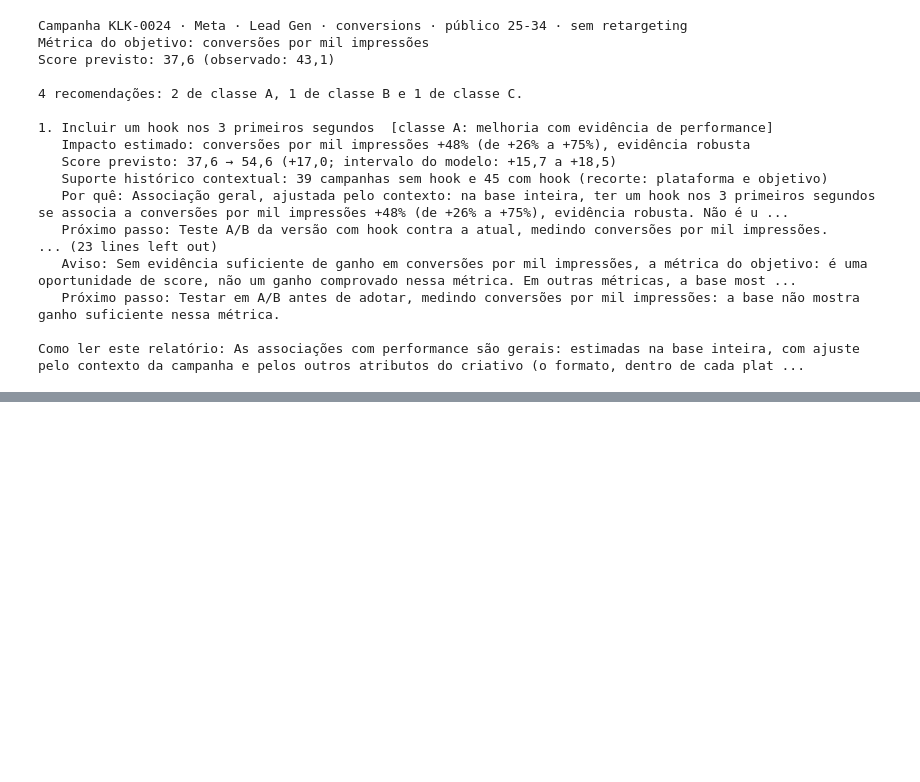
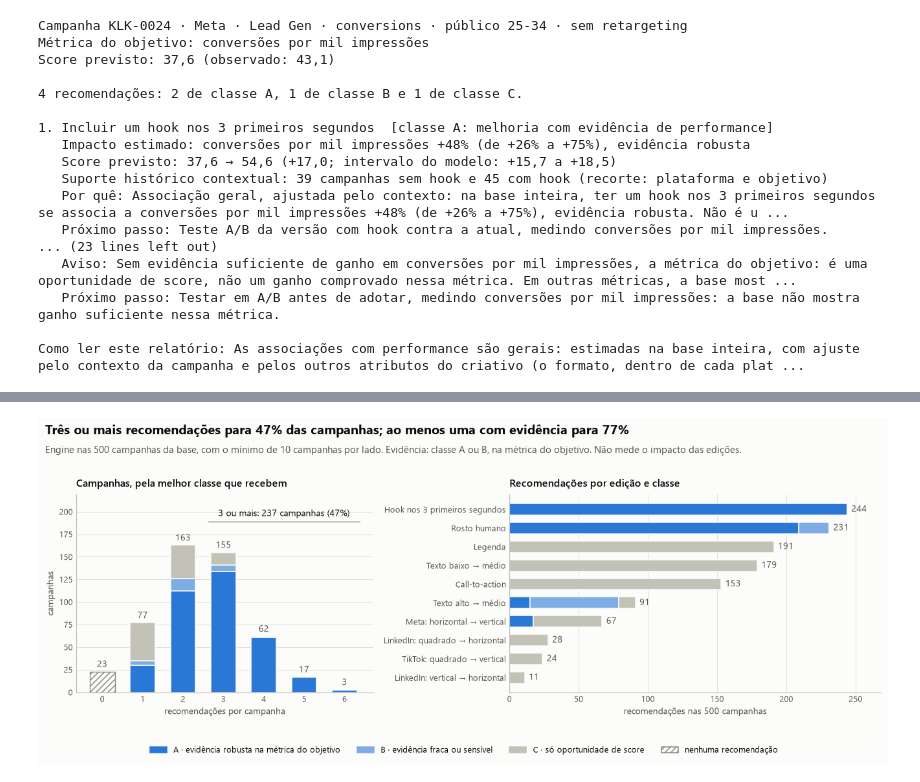
Before and after one commit to murilozgodoy/case_klike.ia, a Jupyter notebook: notebooks/04_recommendations.ipynb, the cells around one changed output, grey strips where cells are left out. Saved outputs shown, nothing was run; the diff lists cells and outputs as text; code cells hidden in the pictures; blank space fills up the shorter version.

Commit message:
docs(recommendations): avaliação, robustez e narrativa da Parte 3

```diff
--- a/notebooks/04_recommendations.ipynb
+++ b/notebooks/04_recommendations.ipynb
@@ -590,0 +614,9 @@ python -m klike.recommend --arquivo examples/campanha_nova.json --json
+# %%
+evaluated = engine.recommend_all(cleaned)
+table = recommendation_table(evaluated)
+campaigns = campaign_table(evaluated)
+save_recommendations(table)
+print(
+    f"{len(table)} recomendações para {len(campaigns)} campanhas, "
+    f"salvas em reports/{EVALUATION_PATH.name}"
+)
@@ -590,0 +656,83 @@ python -m klike.recommend --arquivo examples/campanha_nova.json --json
+# %%
+CLASS_COLORS = {"A": viz.ACCENT, "B": "#7eade5", "C": viz.CONTEXT}
+CLASS_NAMES = {
+    "A": "A · evidência robusta na métrica do objetivo",
+    "B": "B · evidência fraca ou sensível",
+    "C": "C · só oportunidade de score",
+}
+SHORT = {
+    "hook": "Hook nos 3 primeiros segundos",
+    "rosto": "Rosto humano",
+    "cta": "Call-to-action",
+    "legenda": "Legenda",
+    "texto_alto_medio": "Texto alto → médio",
+    "texto_baixo_medio": "Texto baixo → médio",
+    "formato_meta_horizontal": "Meta: horizontal → vertical",
+    "formato_tiktok_quadrado": "TikTok: quadrado → vertical",
+    "formato_linkedin_vertical": "LinkedIn: vertical → horizontal",
+    "formato_linkedin_quadrado": "LinkedIn: quadrado → horizontal",
+}
+# A ordem põe a classe primeiro: a classe da primeira recomendação é a melhor da campanha.
+first_class = table[table["prioridade"] == 1].set_index("campanha_id")["classe"]
+best = first_class.reindex(campaigns["campanha_id"]).fillna("nenhuma").to_numpy()
+by_count = pd.crosstab(campaigns["recomendacoes"], best)
+by_count = by_count.reindex(columns=["A", "B", "C", "nenhuma"], fill_value=0)
+by_action = pd.crosstab(table["acao"], table["classe"]).reindex(columns=list("ABC"), fill_value=0)
+by_action = by_action.loc[by_action.sum(axis=1).sort_values().index]
+
+fig, (left, right) = plt.subplots(
+    1, 2, figsize=(12, 4.9), gridspec_kw={"width_ratios": [1, 1.25]}
+)
+bottom = np.zeros(len(by_count))
+for klass in "ABC":
+    left.bar(by_count.index, by_count[klass], bottom=bottom, width=0.62,
+             color=CLASS_COLORS[klass], edgecolor=viz.SURFACE, linewidth=1)
+    bottom += by_count[klass].to_numpy()
+left.bar(by_count.index, by_count["nenhuma"], width=0.62, color=viz.SURFACE,
+         edgecolor=viz.INK_MUTED, linewidth=0.9, hatch="////")
+totals = by_count.sum(axis=1)
+for x, total in totals.items():
+    left.text(x, total + 3, fmt_number(total), ha="center", va="bottom", fontsize=9,
+              color=viz.INK_SECONDARY)
+three = int(totals[totals.index >= 3].sum())
+top = totals.max() + 26
+left.plot([2.62, totals.index.max() + 0.38], [top, top], color=viz.INK_MUTED, linewidth=0.9)
+left.text((3 + totals.index.max()) / 2, top + 4,
+          f"3 ou mais: {three} campanhas ({fmt_pct(three / totals.sum(), 0)})",
+          ha="center", va="bottom", fontsize=9, color=viz.INK)
+left.set_ylim(0, top + 30)
+left.set_xticks(by_count.index)
+left.set_xlabel("recomendações por campanha")
+left.set_ylabel("campanhas")
+left.grid(axis="x", visible=False)
+left.set_title("Campanhas, pela melhor classe que recebem")
+
+rows = np.arange(len(by_action))
+start = np.zeros(len(by_action))
+for klass in "ABC":
+    right.barh(rows, by_action[klass], left=start, height=0.62, color=CLASS_COLORS[klass],
+               edgecolor=viz.SURFACE, linewidth=1)
+    start += by_action[klass].to_numpy()
+for row, total in zip(rows, by_action.sum(axis=1), strict=True):
+    right.text(total + 3, row, fmt_number(total), va="center", fontsize=9,
+               color=viz.INK_SECONDARY)
+right.set_yticks(rows, [SHORT[key] for key in by_action.index])
+right.set_xlim(0, by_action.sum(axis=1).max() * 1.1)
+right.set_xlabel("recomendações nas 500 campanhas")
+right.grid(axis="y", visible=False)
+right.set_title("Recomendações por edição e classe")
+handles = [Patch(color=CLASS_COLORS[k], label=CLASS_NAMES[k]) for k in "ABC"]
+handles.append(Patch(facecolor=viz.SURFACE, edgecolor=viz.INK_MUTED, hatch="////",
+                     label="nenhuma recomendação"))
+fig.legend(handles=handles, loc="lower center", ncol=4, bbox_to_anchor=(0.5, 0.0))
+viz.add_header(
+    fig,
+    "Três ou mais recomendações para 47% das campanhas; ao menos uma com evidência para 77%",
+    "Engine nas 500 campanhas da base, com o mínimo de 10 campanhas por lado. Evidência: classe "
+    "A ou B, na métrica do objetivo. Não mede o impacto das edições.",
+)
+fig.subplots_adjust(bottom=0.2)
+viz.save(fig, "04_avaliacao_engine")
+plt.show()
+# %% [output]
+[figure, added]
```
Also changed, not shown: parts of 31 cells of this notebook, 2 other files.
